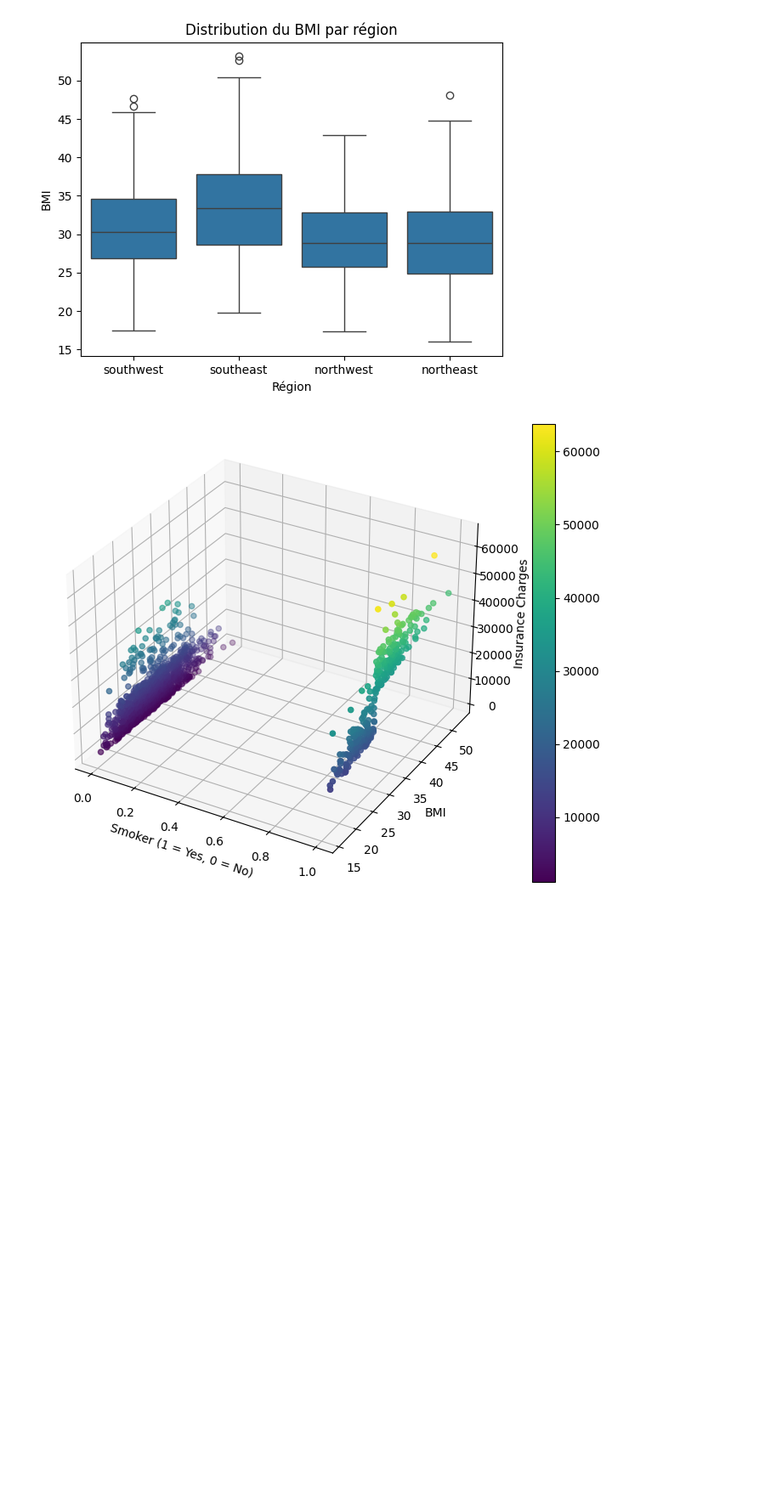
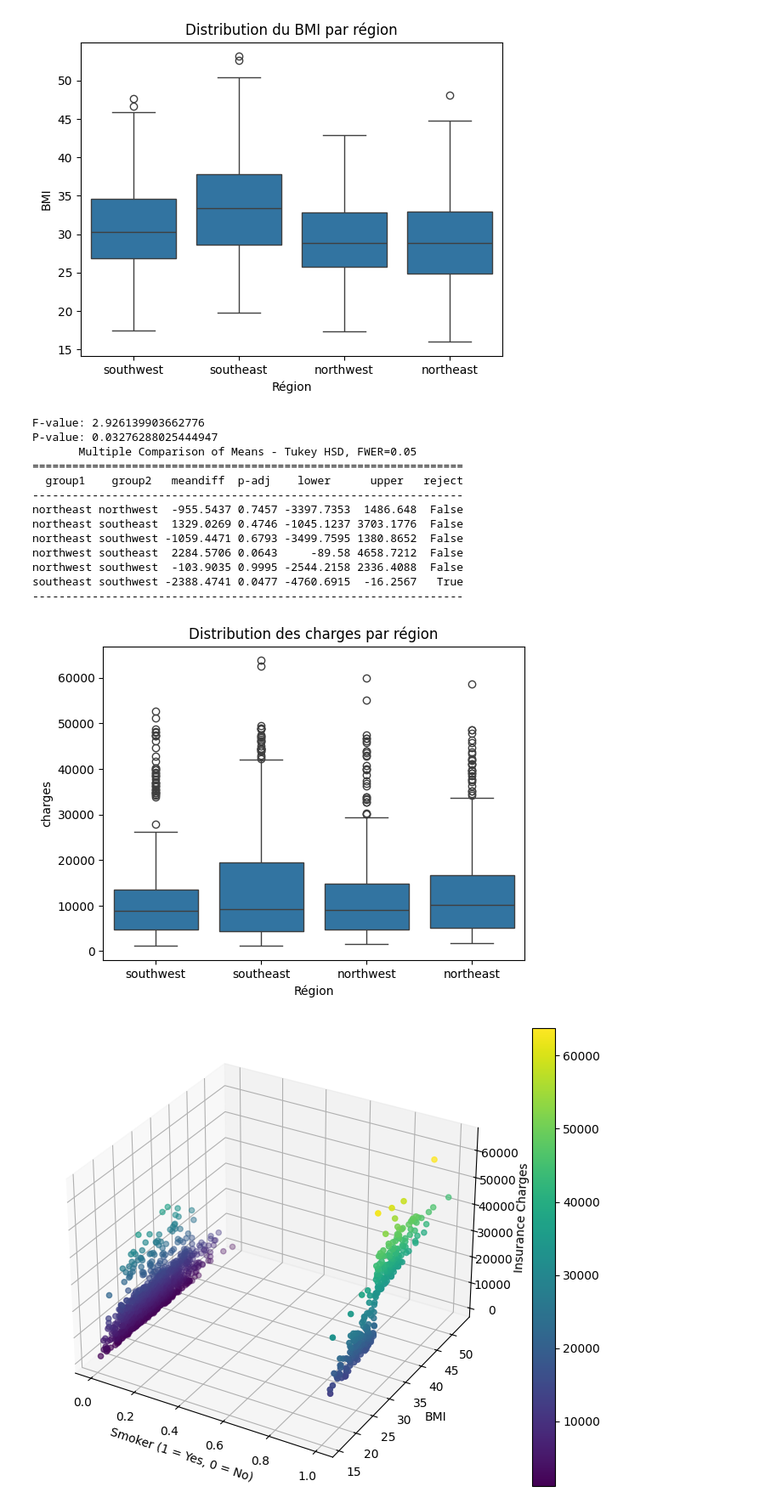
Before and after one commit to Memory77/brief_assurance_reg, a Jupyter notebook: analyse.ipynb, the cells around one changed output. Shown at 85% size. Cells and saved outputs as stored; diff of their text form; code cells hidden in the pictures; blank space fills up the shorter version.

```diff
--- a/analyse.ipynb
+++ b/analyse.ipynb
@@ -502,4 +555,53 @@ northwest southwest   1.4011 0.0125  0.2192   2.583   True
 southeast southwest  -2.7594    0.0 -3.9083 -1.6104   True
 ----------------------------------------------------------
 [figure]
+# %%
+#autre moyen de faire une correlation d'une qualititative(categorielle) à quantitative
+# (methode sans passer par le corr et donc l'encodage des regions)
+#si je veux voir l'impact des regions sur le bmi par exemple (comme on voit au dessus qu'il y a signification)
+
+import scipy.stats as stats
+from statsmodels.stats.multicomp import pairwise_tukeyhsd
+
+
+# Supposons que df est votre DataFrame
+# Et 'region' et 'bmi' sont les colonnes dans df
+
+# Réaliser l'ANOVA
+f_value, p_value = stats.f_oneway(*[df[df['region'] == region]['charges'] for region in df['region'].unique()])
+
+print('F-value:', f_value)
+print('P-value:', p_value)
+
+# Si le P-value est inférieur à 0.05, réalisez des tests post-hoc
+if p_value < 0.05:
+    tukey_results = pairwise_tukeyhsd(endog=df['charges'], groups=df['region'], alpha=0.05)
+    print(tukey_results)
+
+
+# créer un boxplot
+sns.boxplot(x='region', y='charges', data=df)
+
+# Ajouter des titres et des labels
+plt.title('Distribution des charges par région')
+plt.xlabel('Région')
+plt.ylabel('charges')
+
+# Afficher le graphique
+plt.show()
+# %% [output]
+F-value: 2.926139903662776
+P-value: 0.03276288025444947
+       Multiple Comparison of Means - Tukey HSD, FWER=0.05
+=================================================================
+  group1    group2   meandiff  p-adj    lower      upper   reject
+-----------------------------------------------------------------
+northeast northwest  -955.5437 0.7457 -3397.7353  1486.648  False
+northeast southeast  1329.0269 0.4746 -1045.1237 3703.1776  False
+northeast southwest -1059.4471 0.6793 -3499.7595 1380.8652  False
+northwest southeast  2284.5706 0.0643     -89.58 4658.7212  False
+northwest southwest  -103.9035 0.9995 -2544.2158 2336.4088  False
+southeast southwest -2388.4741 0.0477 -4760.6915  -16.2567   True
+-----------------------------------------------------------------
+[figure, added]
 # %%
```
Also changed, not shown: parts of 5 cells of this notebook, 8 other files.
